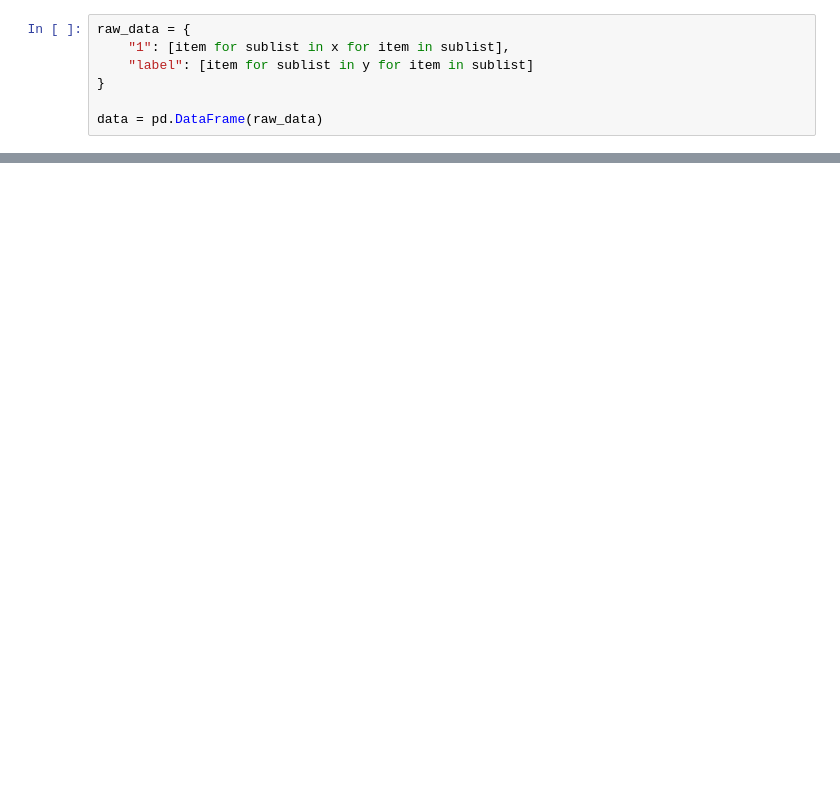
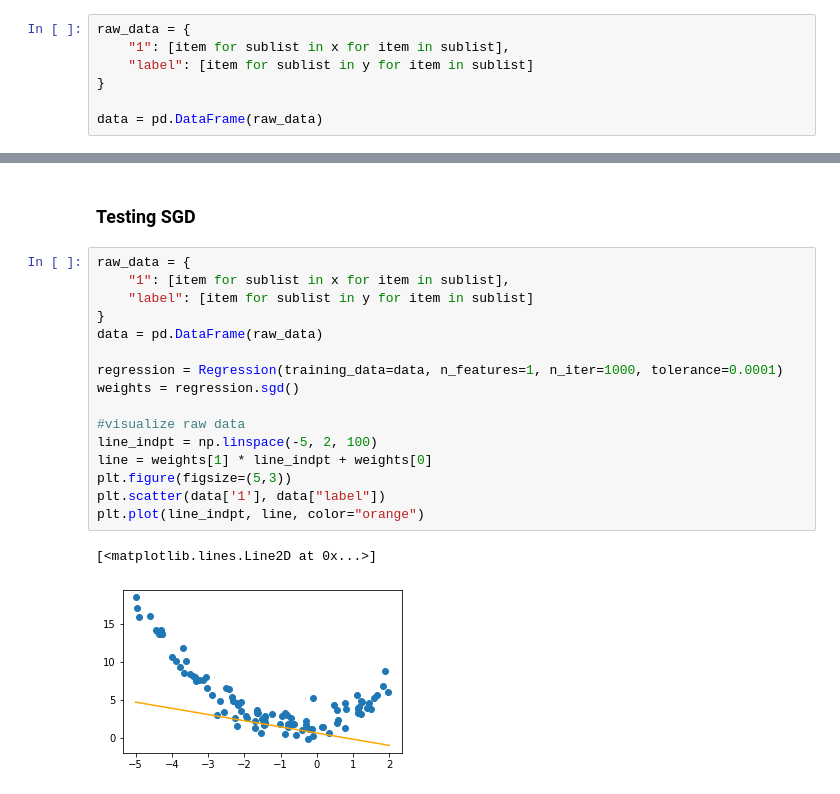
Before and after one commit to Avril-Cui/regression, a Jupyter notebook: regression.ipynb, the cells around one changed output, grey strips where cells are left out. Saved outputs shown, nothing was run; the diff lists cells and outputs as text; blank space fills up the shorter version.

```diff
--- a/regression.ipynb
+++ b/regression.ipynb
@@ -146,0 +166,21 @@ plt.plot(line_indpt, line, color="orange")
+# %% [markdown]
+### Testing SGD
+# %%
+raw_data = {
+    "1": [item for sublist in x for item in sublist],
+    "label": [item for sublist in y for item in sublist]
+}
+data = pd.DataFrame(raw_data)
+
+regression = Regression(training_data=data, n_features=1, n_iter=1000, tolerance=0.0001)
+weights = regression.sgd()
+
+#visualize raw data
+line_indpt = np.linspace(-5, 2, 100)
+line = weights[1] * line_indpt + weights[0]
+plt.figure(figsize=(5,3))
+plt.scatter(data['1'], data["label"])
+plt.plot(line_indpt, line, color="orange")
+# %% [output]
+[<matplotlib.lines.Line2D at 0x...>]
+[figure, added]
```
Also changed, not shown: parts of 11 cells of this notebook, 1 other file.
